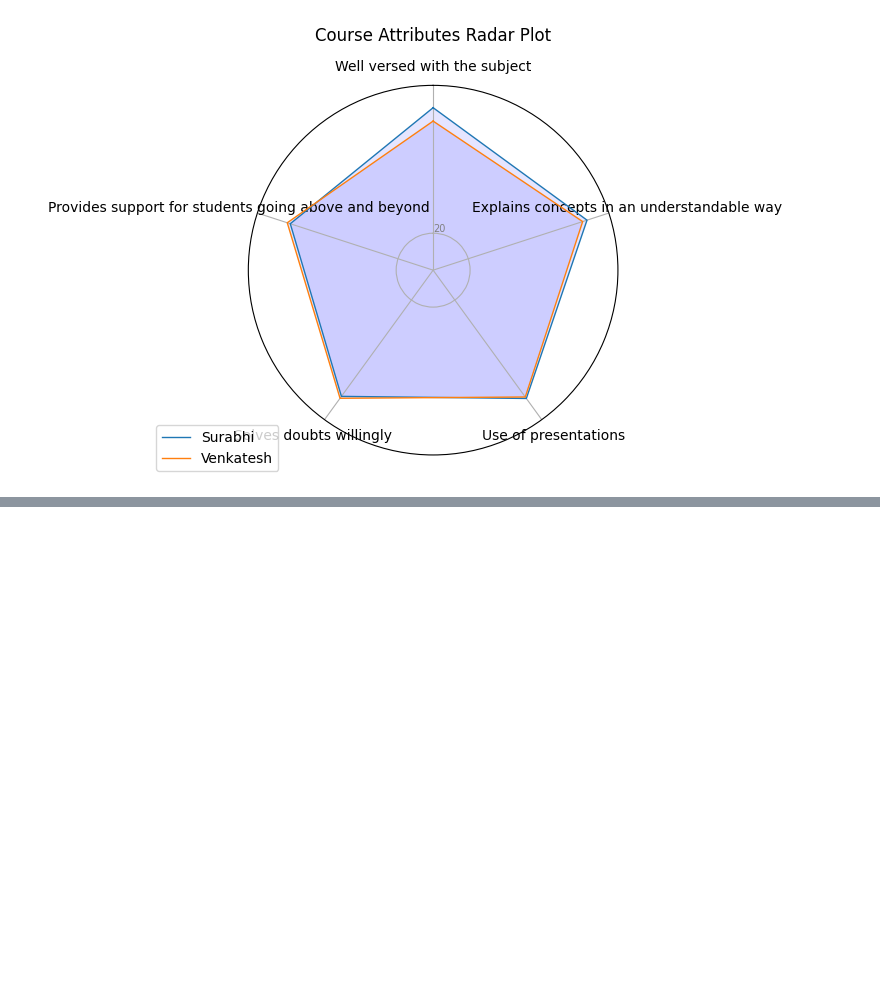
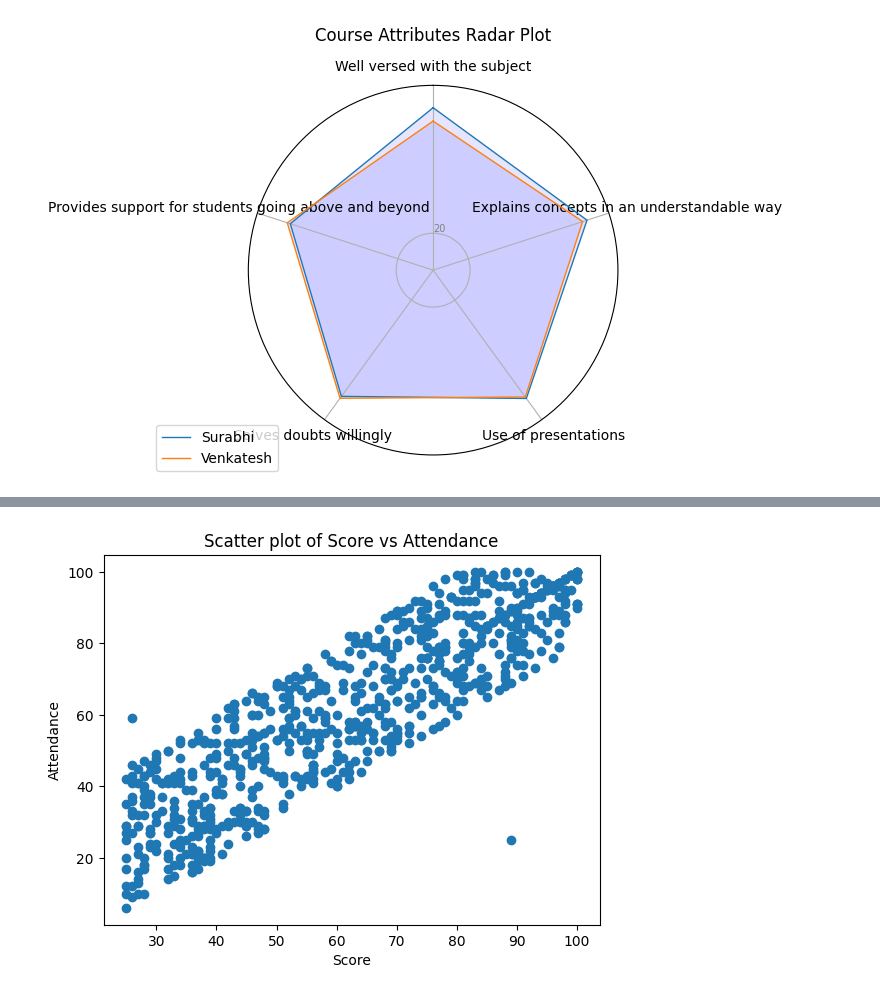
Before and after one commit to SujithBonthala/36_4-bits, a Jupyter notebook: Data_Visualization/visualization.ipynb, the cells around one changed output, grey strips where cells are left out. Cells and saved outputs as stored; diff of their text form; code cells hidden in the pictures; blank space fills up the shorter version.

```diff
--- a/Data_Visualization/visualization.ipynb
+++ b/Data_Visualization/visualization.ipynb
@@ -351,3 +356,9 @@ def disp_radar(df_feedback, course):
 disp_radar(df_feedback,'IPNP')
 # %% [output]
 [figure]
+# %%
+df_student_attendance = pd.read_csv('../Dataset/Student_Attendance.csv')
+df_scores = pd.read_csv('../Dataset/DotSlash_Scores_2.csv')
+# %%
+df_concat = pd.concat([df_student_attendance, df_scores], axis=1)
+df_concat
@@ -353,0 +379,12 @@ disp_radar(df_feedback,'IPNP')
+# %%
+plt.scatter(df_concat['Score'], df_concat['Attendance'])
+
+# Add axis labels and title
+plt.xlabel('Score')
+plt.ylabel('Attendance')
+plt.title('Scatter plot of Score vs Attendance')
+
+# Show the plot
+plt.show()
+# %% [output]
+[figure, added]
```
Also changed, not shown: parts of 2 cells of this notebook.
